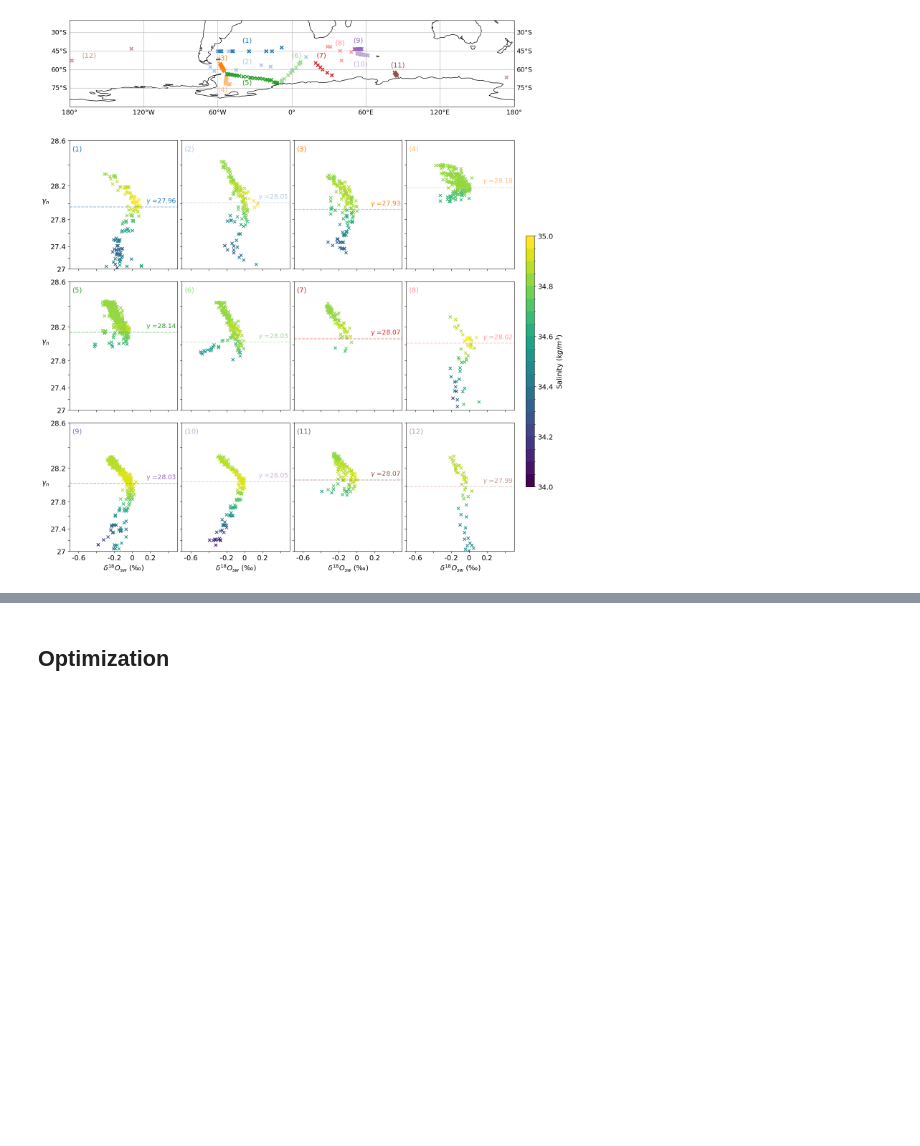
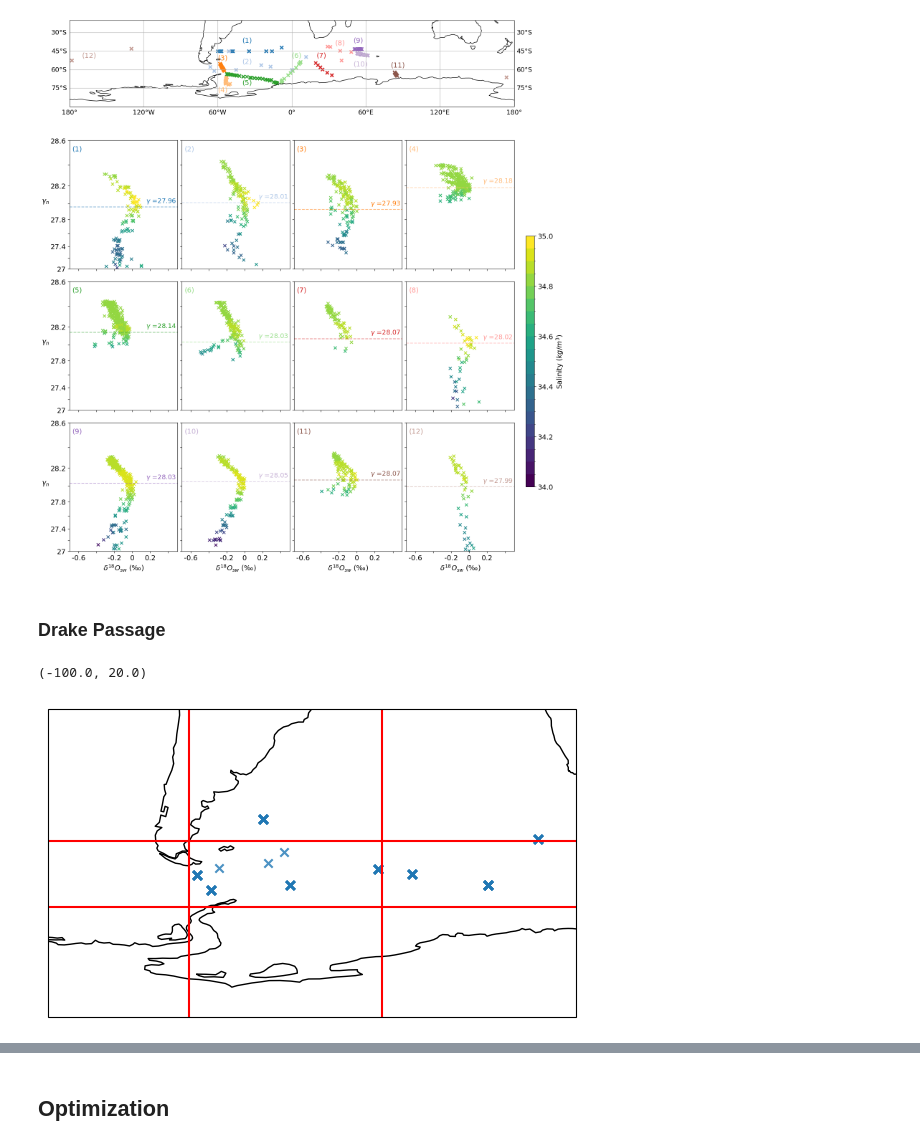
Before and after one commit to brumillet/d18o-southern-ocean, a Jupyter notebook: notebooks/optimization_fractions.ipynb, the cells around one changed output, grey strips where cells are left out. Drawn from its saved outputs; the diff is of its cells as text; code cells hidden in the pictures; blank space fills up the shorter version.

Commit message:
DP plot added

```diff
--- a/notebooks/optimization_fractions.ipynb
+++ b/notebooks/optimization_fractions.ipynb
@@ -147,3 +147,17 @@ uf.add_cbar(fig, sc, y = 0.2, height = 0.35, fontsize = font, label = 'Salinity
 # %% [output]
 <matplotlib.colorbar.Colorbar at 0x...>
 [figure]
+# %% [markdown]
+### Drake Passage
+# %%
+lon_min, lon_max = -68, -24; lat_min, lat_max = -65, -50
+
+fig=plt.figure(figsize=(8, 4))
+ax = plt.axes(projection=ccrs.PlateCarree(central_longitude=0))
+ax.coastlines(resolution='110m')
+ax.axhline(y = lat_min, color = 'red'); ax.axhline(y = lat_max, color = 'red'); ax.axvline(x = lon_min, color ='red'); ax.axvline(x = lon_max, color ='red')
+sc = ax.scatter(dfs[1]['Longitude'], dfs[1]['Latitude'], marker = 'x', alpha = 0.8)
+ax.set_ylim(-90, -20); ax.set_xlim(-100, 20)
+# %% [output]
+(-100.0, 20.0)
+[figure, added]
```
Also changed, not shown: parts of 2 cells of this notebook, 1 other file.
